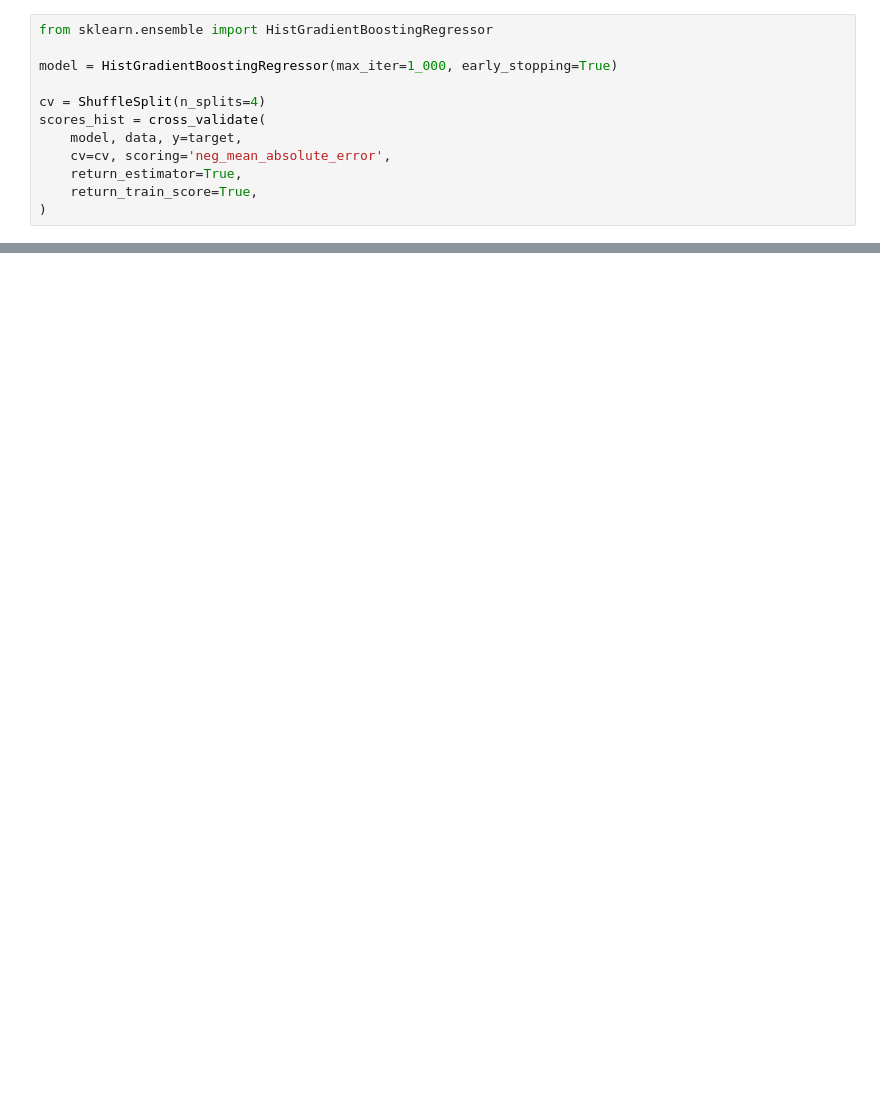
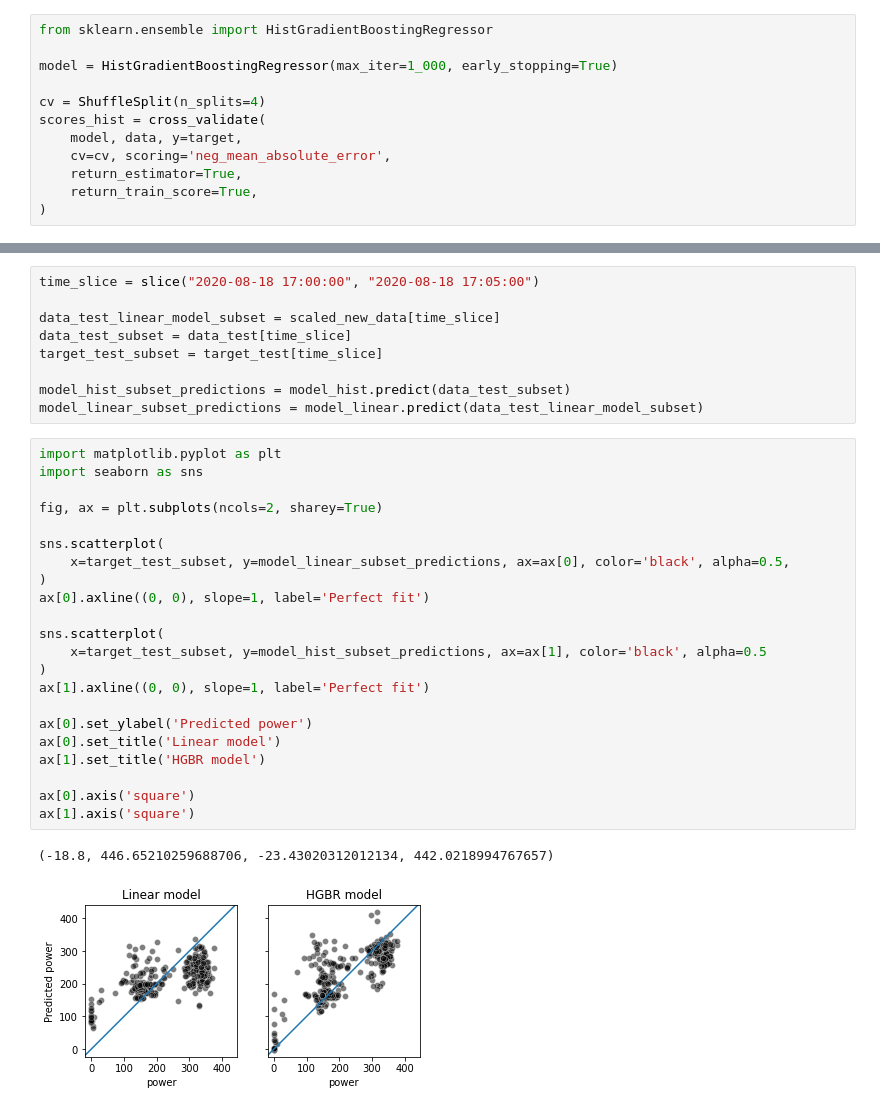
Before and after one commit to aageo25/scikit-learn-mooc, a Jupyter notebook: wrapup-7.ipynb, the cells around one changed output, grey strips where cells are left out. Drawn from its saved outputs; the diff is of its cells as text; blank space fills up the shorter version.

```diff
--- a/wrapup-7.ipynb
+++ b/wrapup-7.ipynb
@@ -112,0 +251,34 @@ scores_hist
+# %%
+time_slice = slice("2020-08-18 17:00:00", "2020-08-18 17:05:00")
+
+data_test_linear_model_subset = scaled_new_data[time_slice]
+data_test_subset = data_test[time_slice]
+target_test_subset = target_test[time_slice]
+
+model_hist_subset_predictions = model_hist.predict(data_test_subset)
+model_linear_subset_predictions = model_linear.predict(data_test_linear_model_subset)
+# %%
+import matplotlib.pyplot as plt
+import seaborn as sns
+
+fig, ax = plt.subplots(ncols=2, sharey=True)
+
+sns.scatterplot(
+    x=target_test_subset, y=model_linear_subset_predictions, ax=ax[0], color='black', alpha=0.5,
+)
+ax[0].axline((0, 0), slope=1, label='Perfect fit')
+
+sns.scatterplot(
+    x=target_test_subset, y=model_hist_subset_predictions, ax=ax[1], color='black', alpha=0.5
+)
+ax[1].axline((0, 0), slope=1, label='Perfect fit')
+
+ax[0].set_ylabel('Predicted power')
+ax[0].set_title('Linear model')
+ax[1].set_title('HGBR model')
+
+ax[0].axis('square')
+ax[1].axis('square')
+# %% [output]
+(-18.8, 446.65210259688706, -23.43020312012134, 442.0218994767657)
+[figure, added]
```
Also changed, not shown: parts of 24 cells of this notebook, 2 other files.
